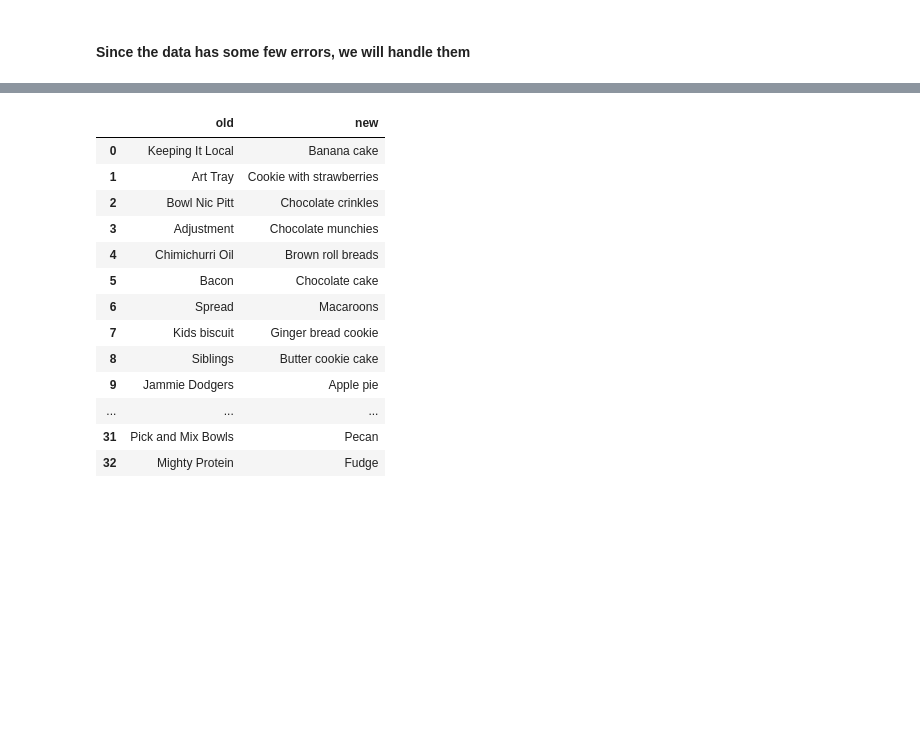
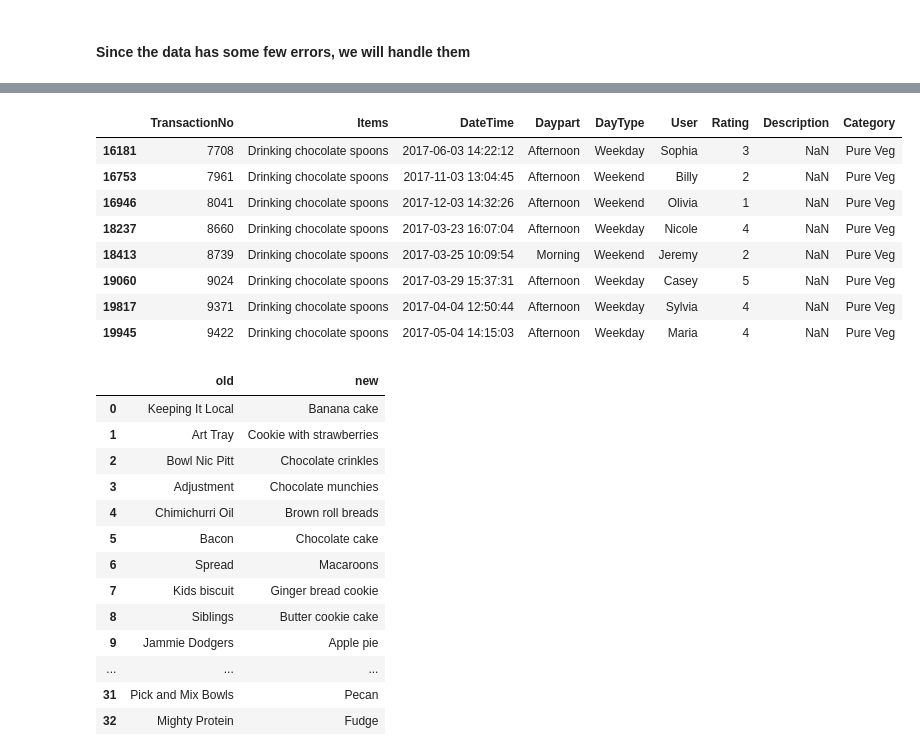
Before and after one commit to Page0526/ecommerce-website-AI, a Jupyter notebook: modelAI/recommend/data_processing.ipynb, the cells around one changed output, grey strips where cells are left out. Saved outputs shown, nothing was run; the diff lists cells and outputs as text; code cells hidden in the pictures; blank space fills up the shorter version.

```diff
--- a/modelAI/recommend/data_processing.ipynb
+++ b/modelAI/recommend/data_processing.ipynb
@@ -15,5 +15,19 @@ d:\VSC\ecommerce-website-AI\modelAI\data
 # %%
 df = pd.read_csv(os.path.join(data_path,'data.csv'))
+# %%
+df.loc[df['Items'] == 'Drinking chocolate spoons ', 'Items'] = 'Drinking chocolate spoons'
+# %%
+df.loc[df['Items'] == 'Drinking chocolate spoons']
+# %% [output]
+|  | TransactionNo | Items | DateTime | Daypart | DayType | User | Rating | Description | Category |
+| 16181 | 7708 | Drinking chocolate spoons | 2017-06-03 14:22:12 | Afternoon | Weekday | Sophia | 3 | NaN | Pure Veg |
+| 16753 | 7961 | Drinking chocolate spoons | 2017-11-03 13:04:45 | Afternoon | Weekend | Billy | 2 | NaN | Pure Veg |
+| 16946 | 8041 | Drinking chocolate spoons | 2017-12-03 14:32:26 | Afternoon | Weekend | Olivia | 1 | NaN | Pure Veg |
+| 18237 | 8660 | Drinking chocolate spoons | 2017-03-23 16:07:04 | Afternoon | Weekday | Nicole | 4 | NaN | Pure Veg |
+| 18413 | 8739 | Drinking chocolate spoons | 2017-03-25 10:09:54 | Morning | Weekend | Jeremy | 2 | NaN | Pure Veg |
+| 19060 | 9024 | Drinking chocolate spoons | 2017-03-29 15:37:31 | Afternoon | Weekday | Casey | 5 | NaN | Pure Veg |
+| 19817 | 9371 | Drinking chocolate spoons | 2017-04-04 12:50:44 | Afternoon | Weekday | Sylvia | 4 | NaN | Pure Veg |
+| 19945 | 9422 | Drinking chocolate spoons | 2017-05-04 14:15:03 | Afternoon | Weekday | Maria | 4 | NaN | Pure Veg |
 # %%
 cake_names = pd.read_csv(os.path.join(data_path, 'cake_list.csv'), index_col=False, header=None)
 # %%
```
Also changed, not shown: parts of 2 cells of this notebook, 3 other files.
